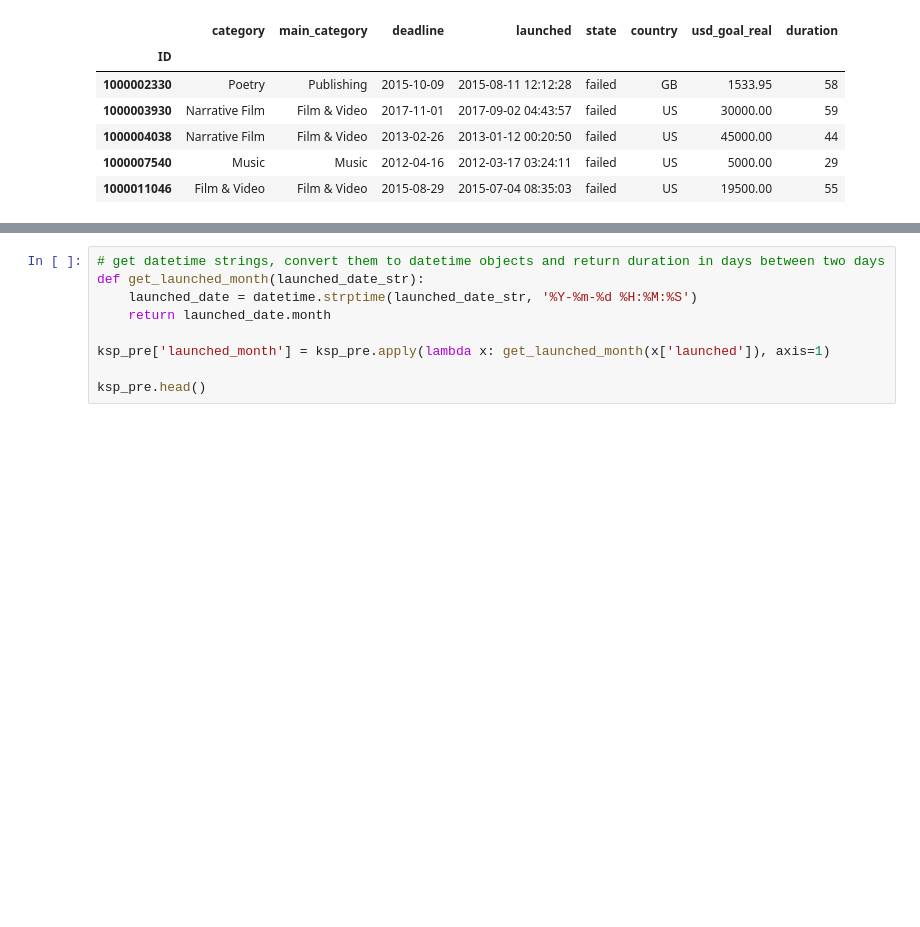
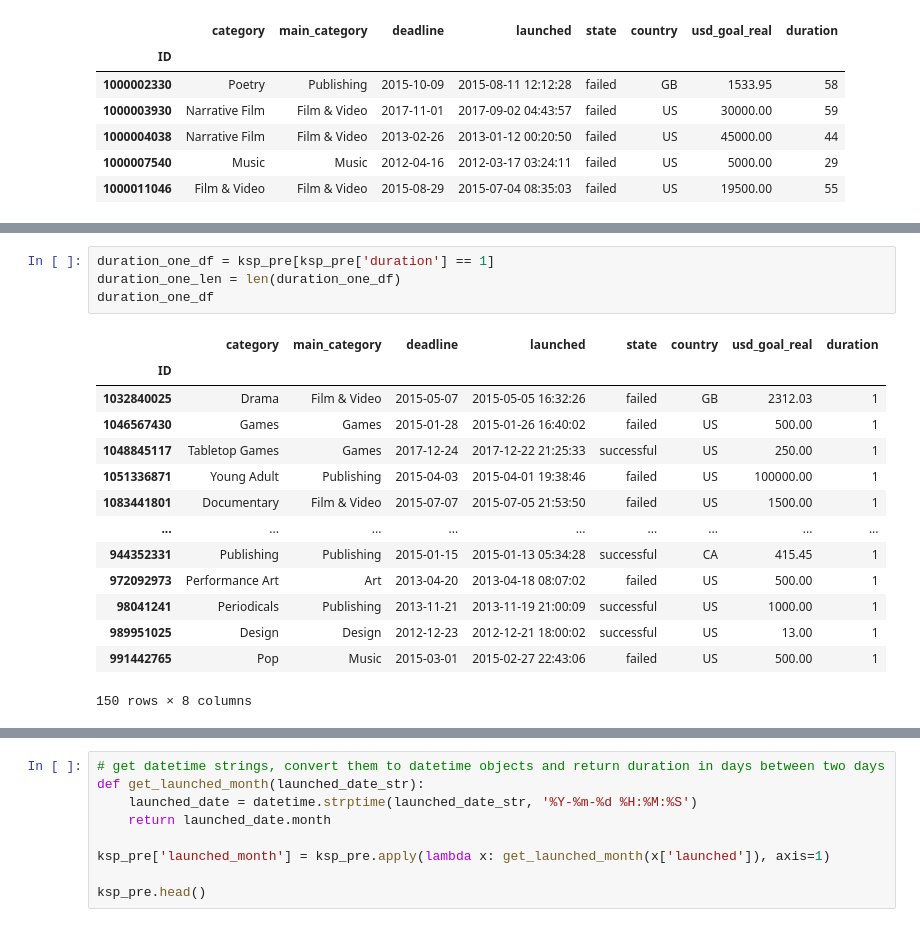
Before and after one commit to dmitrijt9/kickstarter-projects-classification, a Jupyter notebook: notebook.ipynb, the cells around one changed output, grey strips where cells are left out. Cells and saved outputs as stored; diff of their text form; blank space fills up the shorter version.

```diff
--- a/notebook.ipynb
+++ b/notebook.ipynb
@@ -227,0 +241,19 @@ ksp_pre.head()
+# %%
+duration_one_df = ksp_pre[ksp_pre['duration'] == 1]
+duration_one_len = len(duration_one_df)
+duration_one_df
+# %% [output]
+|  | category | main_category | deadline | launched | state | country | usd_goal_real | duration |
+| ID |  |  |  |  |  |  |  |  |
+| 1032840025 | Drama | Film & Video | 2015-05-07 | 2015-05-05 16:32:26 | failed | GB | 2312.03 | 1 |
+| 1046567430 | Games | Games | 2015-01-28 | 2015-01-26 16:40:02 | failed | US | 500.00 | 1 |
+| 1048845117 | Tabletop Games | Games | 2017-12-24 | 2017-12-22 21:25:33 | successful | US | 250.00 | 1 |
+| 1051336871 | Young Adult | Publishing | 2015-04-03 | 2015-04-01 19:38:46 | failed | US | 100000.00 | 1 |
+| 1083441801 | Documentary | Film & Video | 2015-07-07 | 2015-07-05 21:53:50 | failed | US | 1500.00 | 1 |
+| ... | ... | ... | ... | ... | ... | ... | ... | ... |
+| 944352331 | Publishing | Publishing | 2015-01-15 | 2015-01-13 05:34:28 | successful | CA | 415.45 | 1 |
+| 972092973 | Performance Art | Art | 2013-04-20 | 2013-04-18 08:07:02 | failed | US | 500.00 | 1 |
+| 98041241 | Periodicals | Publishing | 2013-11-21 | 2013-11-19 21:00:09 | successful | US | 1000.00 | 1 |
+| 989951025 | Design | Design | 2012-12-23 | 2012-12-21 18:00:02 | successful | US | 13.00 | 1 |
+| 991442765 | Pop | Music | 2015-03-01 | 2015-02-27 22:43:06 | failed | US | 500.00 | 1 |
+150 rows × 8 columns
```
Also changed, not shown: parts of 28 cells of this notebook.
